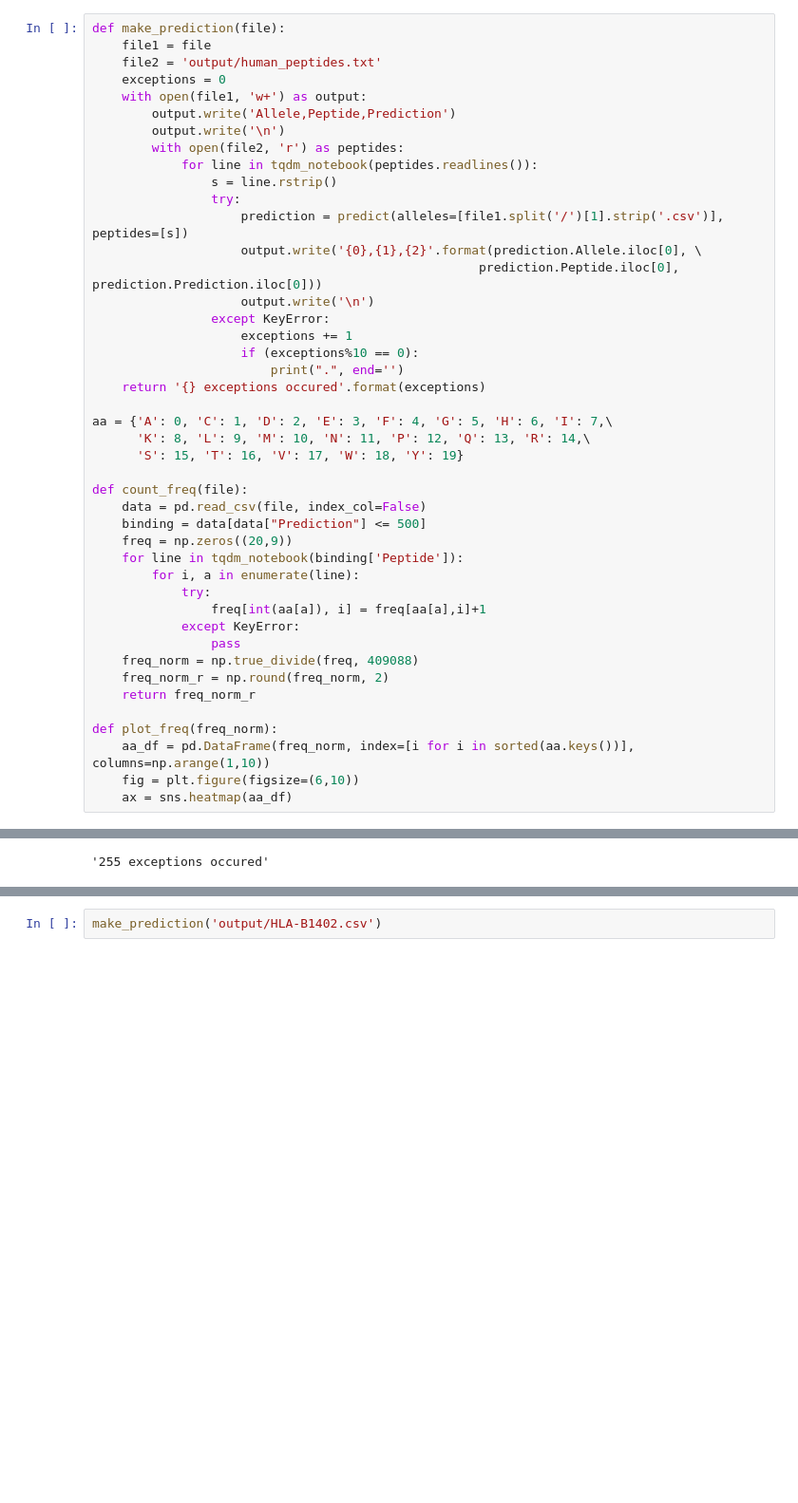
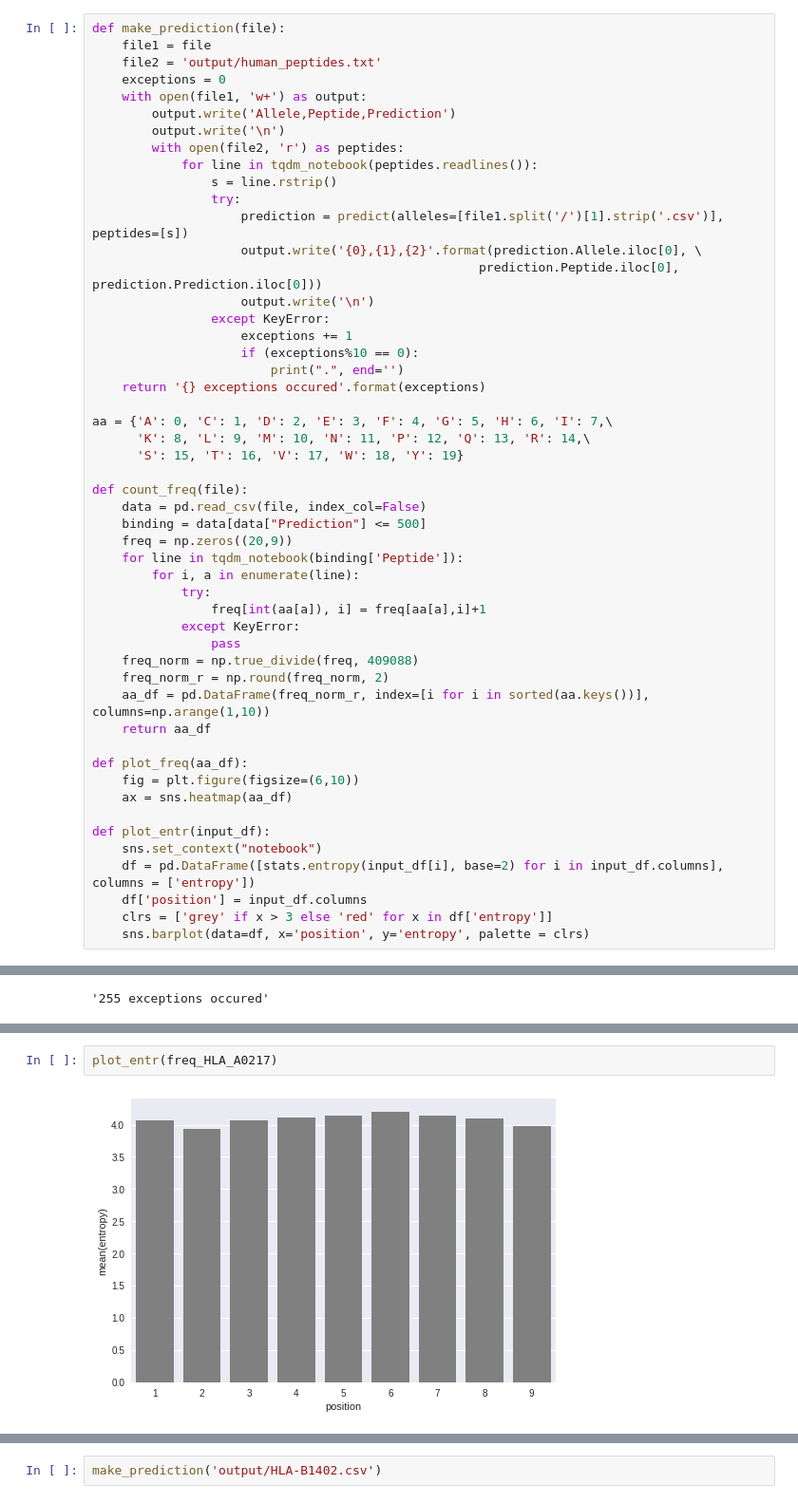
Before and after one commit to antigenomics/ipred, a Jupyter notebook: human_peptides.ipynb, the cells around one changed output, grey strips where cells are left out. Shown: that part at 95% size. Drawn from its saved outputs; the diff is of its cells as text; blank space fills up the shorter version.

Commit message:
Plotted entropy for binding peptides

```diff
--- a/human_peptides.ipynb
+++ b/human_peptides.ipynb
@@ -327,12 +327,19 @@ def count_freq(file):
                 pass
     freq_norm = np.true_divide(freq, 409088)
     freq_norm_r = np.round(freq_norm, 2)
-    return freq_norm_r
+    aa_df = pd.DataFrame(freq_norm_r, index=[i for i in sorted(aa.keys())], columns=np.arange(1,10))
+    return aa_df
 
-def plot_freq(freq_norm):
-    aa_df = pd.DataFrame(freq_norm, index=[i for i in sorted(aa.keys())], columns=np.arange(1,10))
+def plot_freq(aa_df):
     fig = plt.figure(figsize=(6,10))
     ax = sns.heatmap(aa_df)
+
+def plot_entr(input_df):
+    sns.set_context("notebook")
+    df = pd.DataFrame([stats.entropy(input_df[i], base=2) for i in input_df.columns], columns = ['entropy'])
+    df['position'] = input_df.columns
+    clrs = ['grey' if x > 3 else 'red' for x in df['entropy']]
+    sns.barplot(data=df, x='position', y='entropy', palette = clrs)
 # %%
 make_prediction('output/HLA-A0217.csv')
 # %% [output]
@@ -346,6 +353,10 @@ plot_freq(freq_HLA_A0217)
 # Although it is tough to compare, coz they didn't bother themselves normalizing the data
 # %% [output]
 [figure]
+# %%
+plot_entr(freq_HLA_A0217)
+# %% [output]
+[figure, added]
 # %% [markdown]
 <img style="float: left;" src="data/HLA-A2anchors.png">
 # %%
```
Also changed, not shown: parts of 7 cells of this notebook, 5 other files.
